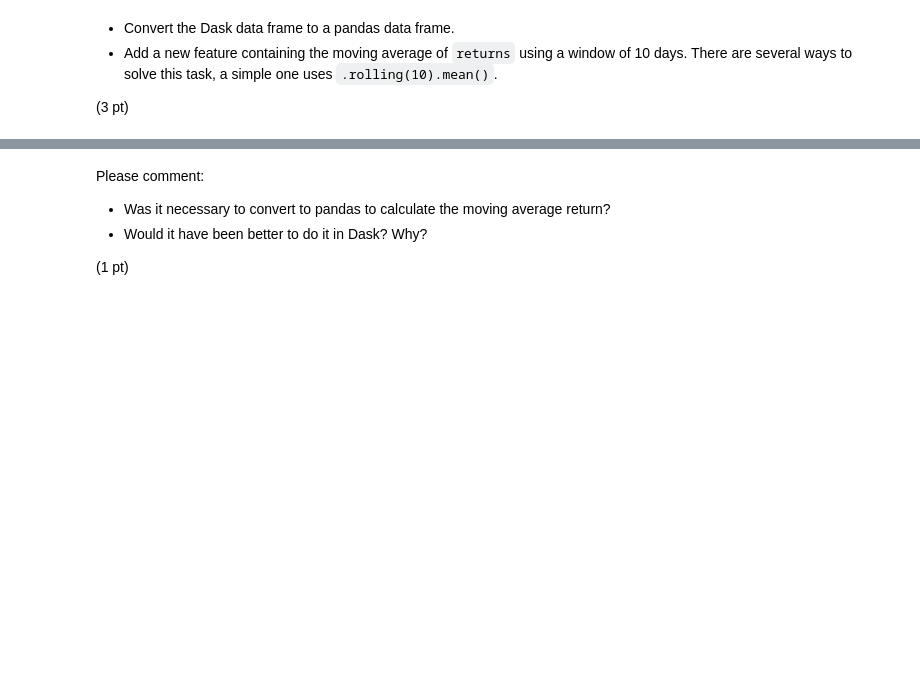
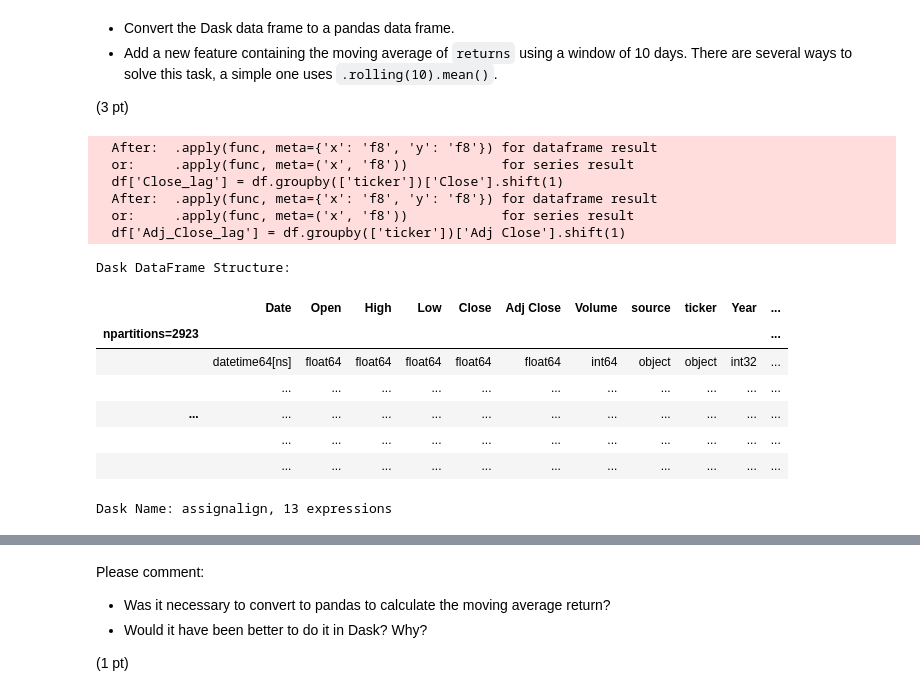
Before and after one commit to andreaholstein/production, a Jupyter notebook: 02_activities/assignments/assignment_1.ipynb, the cells around one changed output, grey strips where cells are left out. Drawn from its saved outputs; the diff is of its cells as text; code cells hidden in the pictures; blank space fills up the shorter version.

Commit message:
Progress Update - Assignment 1 - Parts 1 + 2

```diff
--- a/02_activities/assignments/assignment_1.ipynb
+++ b/02_activities/assignments/assignment_1.ipynb
@@ -29,3 +27,9 @@ from glob import glob
+# %%
+import os
+from glob import glob
+
+price_data = glob(os.path.join(os.getenv('PRICE_DATA'), "*/*/*.parquet"), recursive = True) # glob adds all files into a list
+price_data
 # %% [markdown]
 For each ticker and using Dask, do the following:
 
@@ -45,0 +48,5 @@ For each ticker and using Dask, do the following:
+# %%
+import dask.dataframe as dd
+
+df = dd.read_parquet(price_data)
+df
@@ -52,0 +74,27 @@ For each ticker and using Dask, do the following:
+# %%
+df['Close_lag'] = df.groupby(['ticker'])['Close'].shift(1)
+df['Adj_Close_lag'] = df.groupby(['ticker'])['Adj Close'].shift(1)
+
+# close_shift = df.groupby('ticker', group_keys=False).apply(
+#     lambda x: x.assign(Close_lag_1 = x['Close'].shift(1))
+# )
+
+# adj_shift = df.groupby('ticker', group_keys=False).apply(
+#     lambda x: x.assign(Adj_Close_lag_1 = x['Adj Close'].shift(1))
+# )
+# %% [output]
+  After:  .apply(func, meta={'x': 'f8', 'y': 'f8'}) for dataframe result
+  or:     .apply(func, meta=('x', 'f8'))            for series result
+  df['Close_lag'] = df.groupby(['ticker'])['Close'].shift(1)
+  After:  .apply(func, meta={'x': 'f8', 'y': 'f8'}) for dataframe result
+  or:     .apply(func, meta=('x', 'f8'))            for series result
+  df['Adj_Close_lag'] = df.groupby(['ticker'])['Adj Close'].shift(1)
+Dask DataFrame Structure:
+|  | Date | Open | High | Low | Close | Adj Close | Volume | source | ticker | Year | ... |
+| npartitions=2923 |  |  |  |  |  |  |  |  |  |  | ... |
+|  | datetime64[ns] | float64 | float64 | float64 | float64 | float64 | int64 | object | object | int32 | ... |
+|  | ... | ... | ... | ... | ... | ... | ... | ... | ... | ... | ... |
+| ... | ... | ... | ... | ... | ... | ... | ... | ... | ... | ... | ... |
+|  | ... | ... | ... | ... | ... | ... | ... | ... | ... | ... | ... |
+|  | ... | ... | ... | ... | ... | ... | ... | ... | ... | ... | ... |
+Dask Name: assignalign, 13 expressions
```
Also changed, not shown: parts of 12 cells of this notebook.
